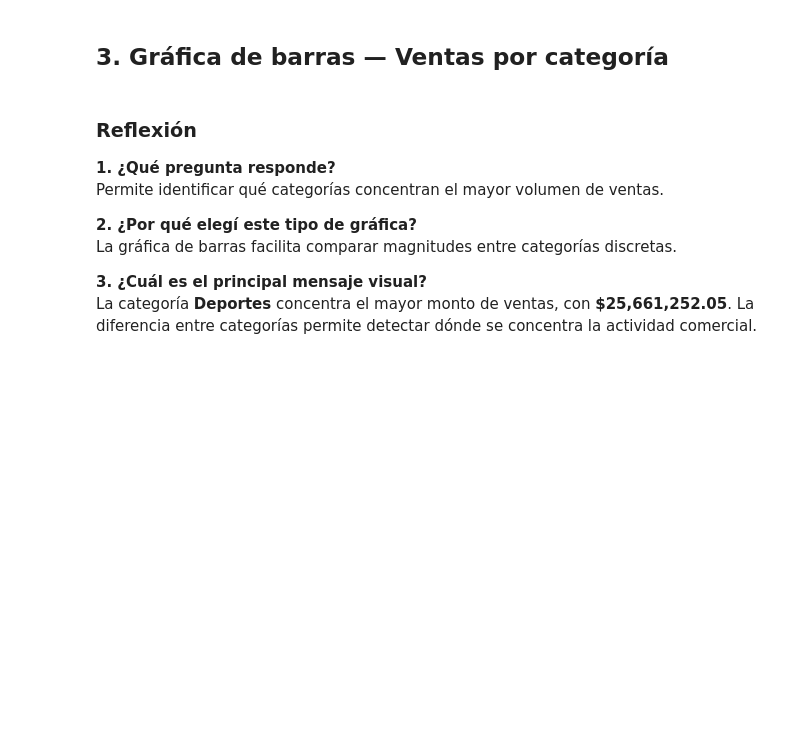
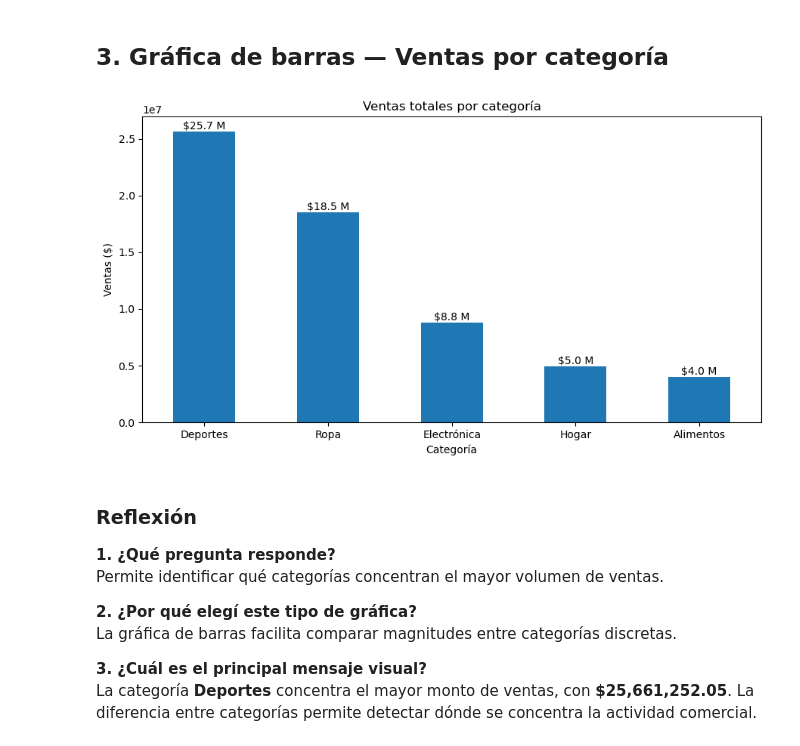
Before and after one commit to MiriamIvonne/Diplomado-Python-1, a Jupyter notebook: challenge_03_dashboard.ipynb, the cells around one changed output. Drawn from its saved outputs; the diff is of its cells as text; code cells hidden in the pictures; blank space fills up the shorter version.

```diff
--- a/challenge_03_dashboard.ipynb
+++ b/challenge_03_dashboard.ipynb
@@ -21,7 +20,7 @@ import numpy as np
 import matplotlib.pyplot as plt
 from IPython.display import display, Markdown
 
-df = pd.read_csv("ventas.csv")
+df = pd.read_csv("/Users/ivonnecastaneda/Downloads/ventas.csv")
 df["fecha"] = pd.to_datetime(df["fecha"])
 
 df.head()
@@ -54,24 +82,21 @@ Durante el periodo analizado se registran **$61,984,064.58** en ventas totales,
 # %% [markdown]
 ## 3. Gráfica de barras — Ventas por categoría
 # %%
-ventas_categoria = (
-    df.groupby("categoria")["total"]
-      .sum()
-      .sort_values(ascending=False)
-)
-
+ventas_categoria = (df.groupby("categoria")["total"].sum().sort_values(ascending=False))
 plt.figure(figsize=(9, 5))
 ax = ventas_categoria.plot(kind="bar")
 plt.title("Ventas totales por categoría")
 plt.xlabel("Categoría")
 plt.ylabel("Ventas ($)")
 plt.xticks(rotation=0)
 
 for i, valor in enumerate(ventas_categoria):
     ax.text(i, valor, f"${valor/1e6:.1f} M", ha="center", va="bottom")
 
 plt.tight_layout()
 plt.show()
+# %% [output]
+[figure, added]
 # %% [markdown]
 ### Reflexión
 
```
Also changed, not shown: parts of 8 cells of this notebook, 7 other files.
